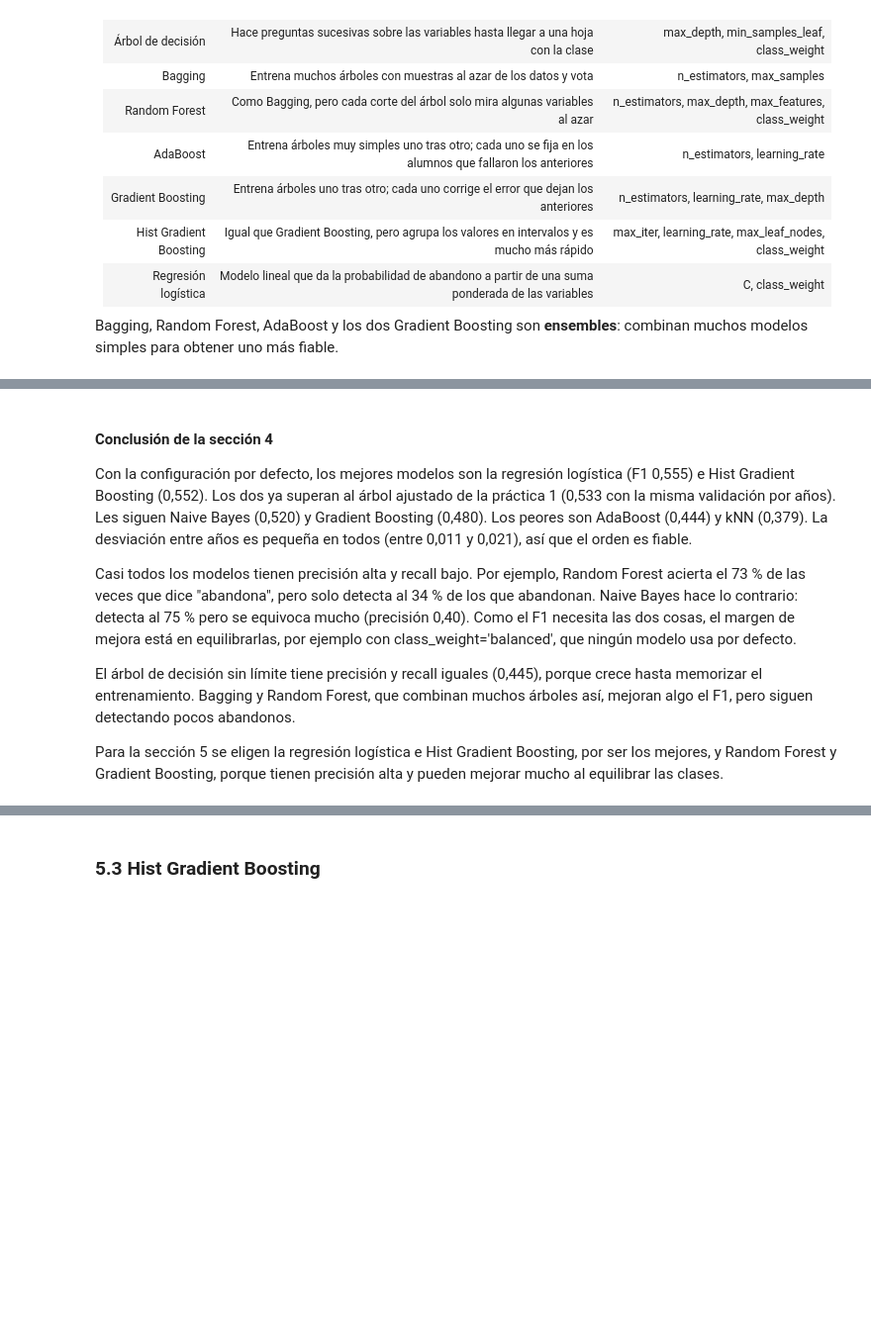
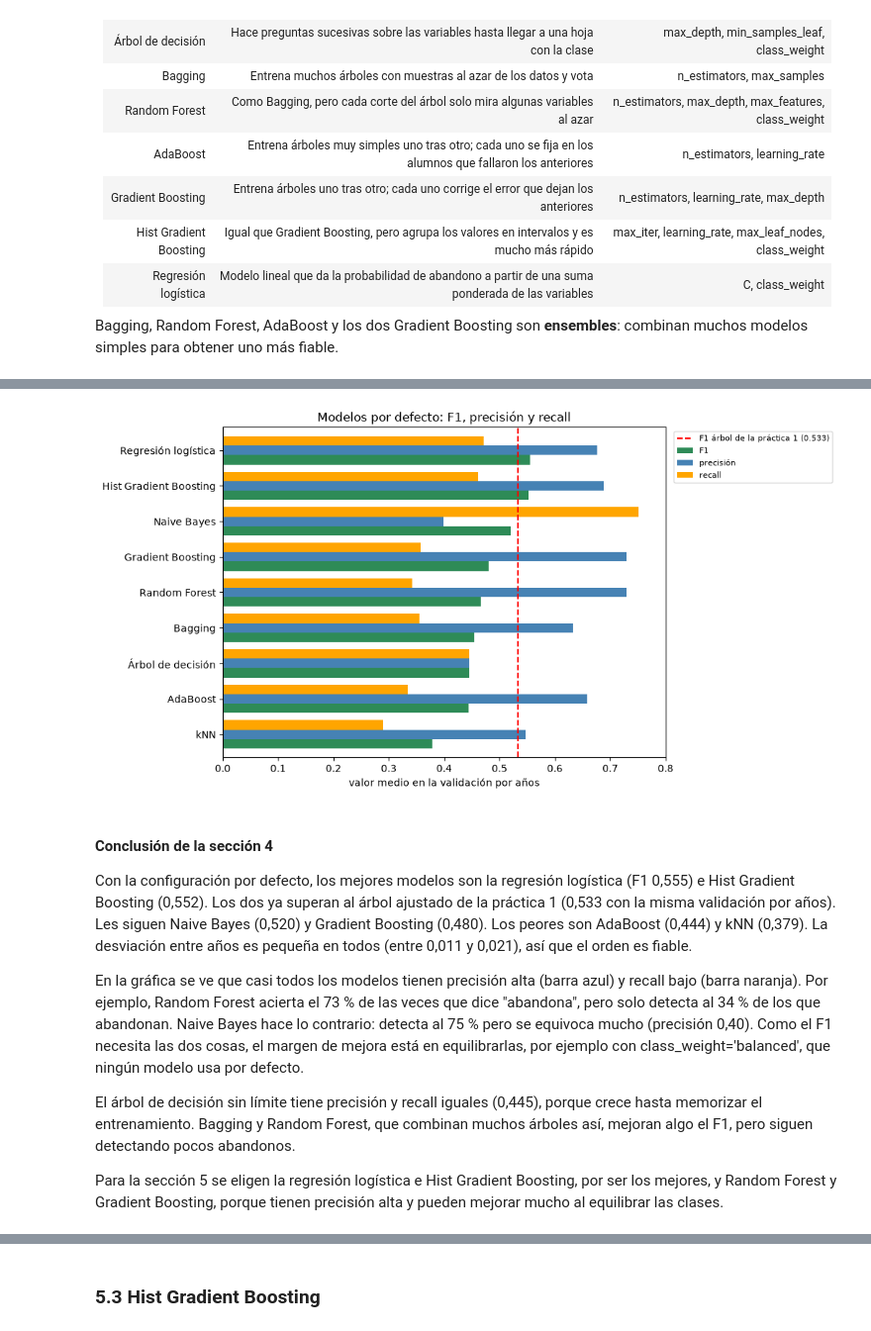
Before and after one commit to asoltiz28/data-mining-2026, a Jupyter notebook: practica-02/Práctica 2 - Aprendizaje y selección de modelos.ipynb, the cells around one changed output, grey strips where cells are left out. Shown at 99% size. Cells and saved outputs as stored; diff of their text form; code cells hidden in the pictures; blank space fills up the shorter version.

```diff
--- a/practica-02/Práctica 2 - Aprendizaje y selección de modelos.ipynb
+++ b/practica-02/Práctica 2 - Aprendizaje y selección de modelos.ipynb
@@ -433,9 +548,29 @@ tabla_base
+# %%
+# Gráfica: F1, precisión y recall de cada modelo (validación por años)
+import matplotlib.pyplot as plt
+
+# orden de menor a mayor F1 para que el mejor quede arriba en las barras horizontales
+datos_grafica = tabla_base[['f1', 'precision', 'recall']].sort_values('f1')
+datos_grafica.columns = ['F1', 'precisión', 'recall']
+
+ax = datos_grafica.plot(kind='barh', color=['seagreen', 'steelblue', 'orange'],
+                        figsize=(8, 6), width=0.8)
+ax.axvline(f1_anios.mean(), color='red', linestyle='--',
+           label=f'F1 árbol de la práctica 1 ({f1_anios.mean():.3f})')
+
+ax.set_xlim(0, 0.8)
+ax.set_xlabel('valor medio en la validación por años')
+ax.set_title('Modelos por defecto: F1, precisión y recall')
+ax.legend(loc='upper left', bbox_to_anchor=(1.01, 1), fontsize=8)   # leyenda fuera para no tapar barras
+plt.show()
+# %% [output]
+[figure, added]
 # %% [markdown]
 #### Conclusión de la sección 4
 
 Con la configuración por defecto, los mejores modelos son la regresión logística (F1 0,555) e Hist Gradient Boosting (0,552). Los dos ya superan al árbol ajustado de la práctica 1 (0,533 con la misma validación por años). Les siguen Naive Bayes (0,520) y Gradient Boosting (0,480). Los peores son AdaBoost (0,444) y kNN (0,379). La desviación entre años es pequeña en todos (entre 0,011 y 0,021), así que el orden es fiable.
 
-Casi todos los modelos tienen precisión alta y recall bajo. Por ejemplo, Random Forest acierta el 73 % de las veces que dice "abandona", pero solo detecta al 34 % de los que abandonan. Naive Bayes hace lo contrario: detecta al 75 % pero se equivoca mucho (precisión 0,40). Como el F1 necesita las dos cosas, el margen de mejora está en equilibrarlas, por ejemplo con class_weight='balanced', que ningún modelo usa por defecto.
+En la gráfica se ve que casi todos los modelos tienen precisión alta (barra azul) y recall bajo (barra naranja). Por ejemplo, Random Forest acierta el 73 % de las veces que dice "abandona", pero solo detecta al 34 % de los que abandonan. Naive Bayes hace lo contrario: detecta al 75 % pero se equivoca mucho (precisión 0,40). Como el F1 necesita las dos cosas, el margen de mejora está en equilibrarlas, por ejemplo con class_weight='balanced', que ningún modelo usa por defecto.
 
 El árbol de decisión sin límite tiene precisión y recall iguales (0,445), porque crece hasta memorizar el entrenamiento. Bagging y Random Forest, que combinan muchos árboles así, mejoran algo el F1, pero siguen detectando pocos abandonos.
 
```
Also changed, not shown: parts of 31 cells of this notebook.
